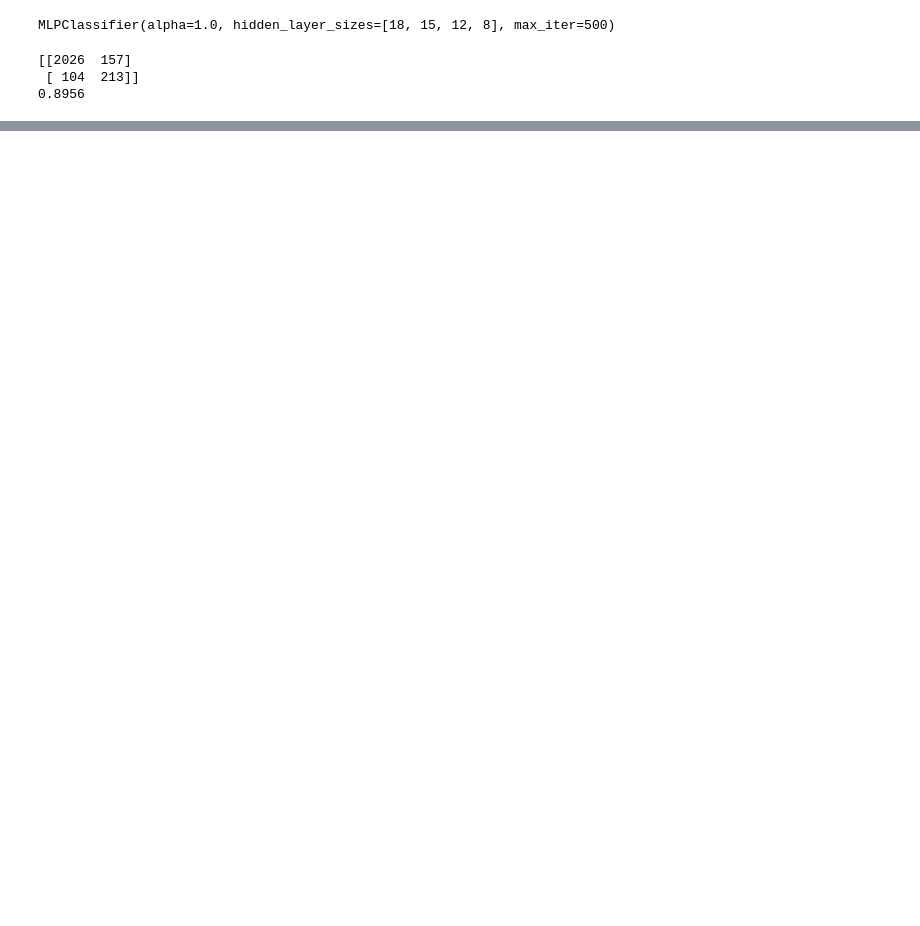
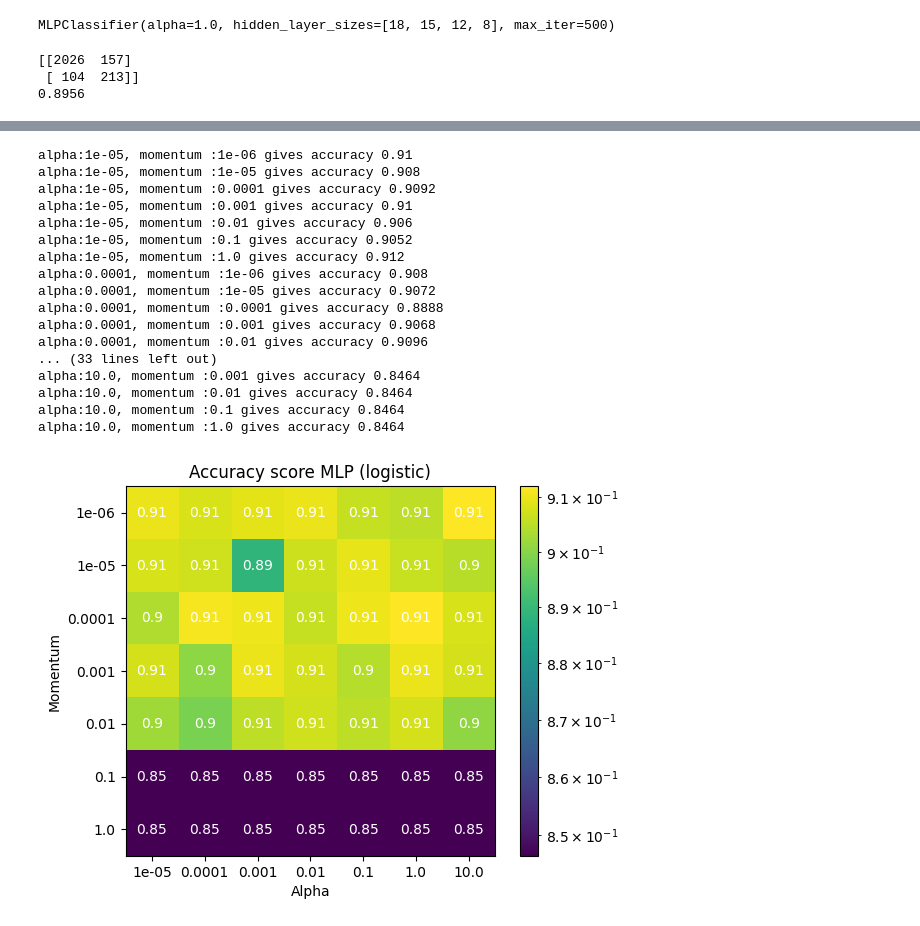
Before and after one commit to mathiasmellemstuen/FYS_STK4155_Prosjekt_3, a Jupyter notebook: src/main.ipynb, the cells around one changed output, grey strips where cells are left out. Saved outputs shown, nothing was run; the diff lists cells and outputs as text; code cells hidden in the pictures; blank space fills up the shorter version.

Commit message:
done with accuracy for activation functions

```diff
--- a/src/main.ipynb
+++ b/src/main.ipynb
@@ -67,0 +73,21 @@ alpha:0.001, momentum :1e-06 gives accuracy 0.9008
+# %%
+grid_search_hyperparameters_MLP(X_train, X_test, Y_train, Y_test, "Accuracy score MLP (logistic)", func="logistic", verbose=True)
+# %% [output]
+alpha:1e-05, momentum :1e-06 gives accuracy 0.91
+alpha:1e-05, momentum :1e-05 gives accuracy 0.908
+alpha:1e-05, momentum :0.0001 gives accuracy 0.9092
+alpha:1e-05, momentum :0.001 gives accuracy 0.91
+alpha:1e-05, momentum :0.01 gives accuracy 0.906
+alpha:1e-05, momentum :0.1 gives accuracy 0.9052
+alpha:1e-05, momentum :1.0 gives accuracy 0.912
+alpha:0.0001, momentum :1e-06 gives accuracy 0.908
+alpha:0.0001, momentum :1e-05 gives accuracy 0.9072
+alpha:0.0001, momentum :0.0001 gives accuracy 0.8888
+alpha:0.0001, momentum :0.001 gives accuracy 0.9068
+alpha:0.0001, momentum :0.01 gives accuracy 0.9096
+... (33 lines left out)
+alpha:10.0, momentum :0.001 gives accuracy 0.8464
+alpha:10.0, momentum :0.01 gives accuracy 0.8464
+alpha:10.0, momentum :0.1 gives accuracy 0.8464
+alpha:10.0, momentum :1.0 gives accuracy 0.8464
+[figure, added]
```
Also changed, not shown: parts of 4 cells of this notebook, 4 other files.
